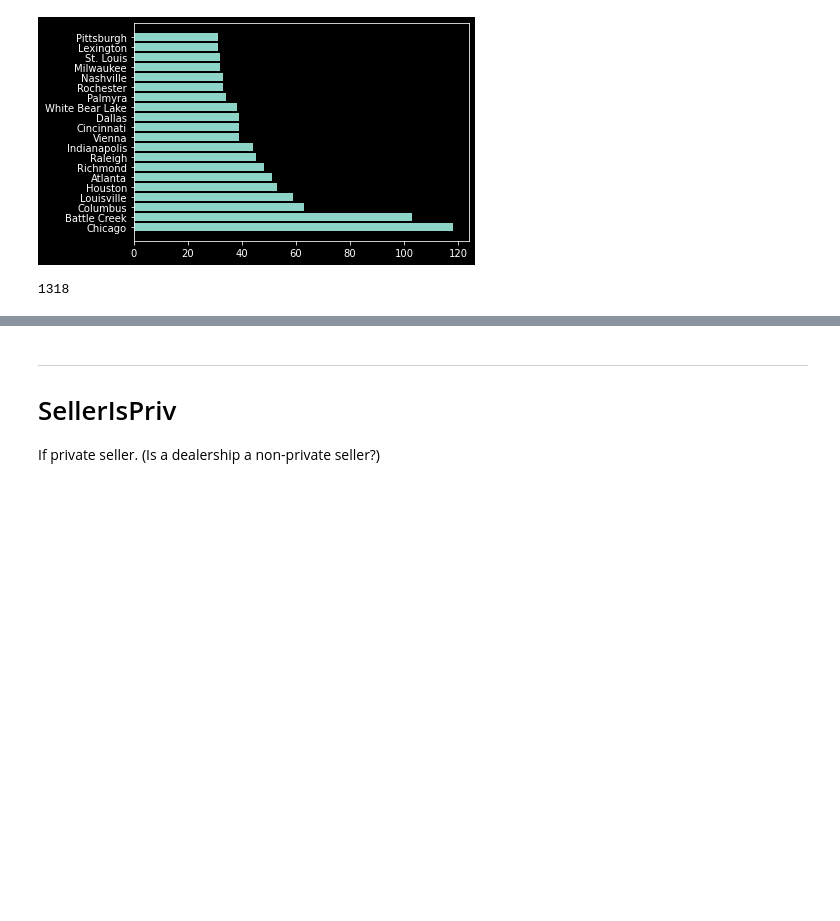
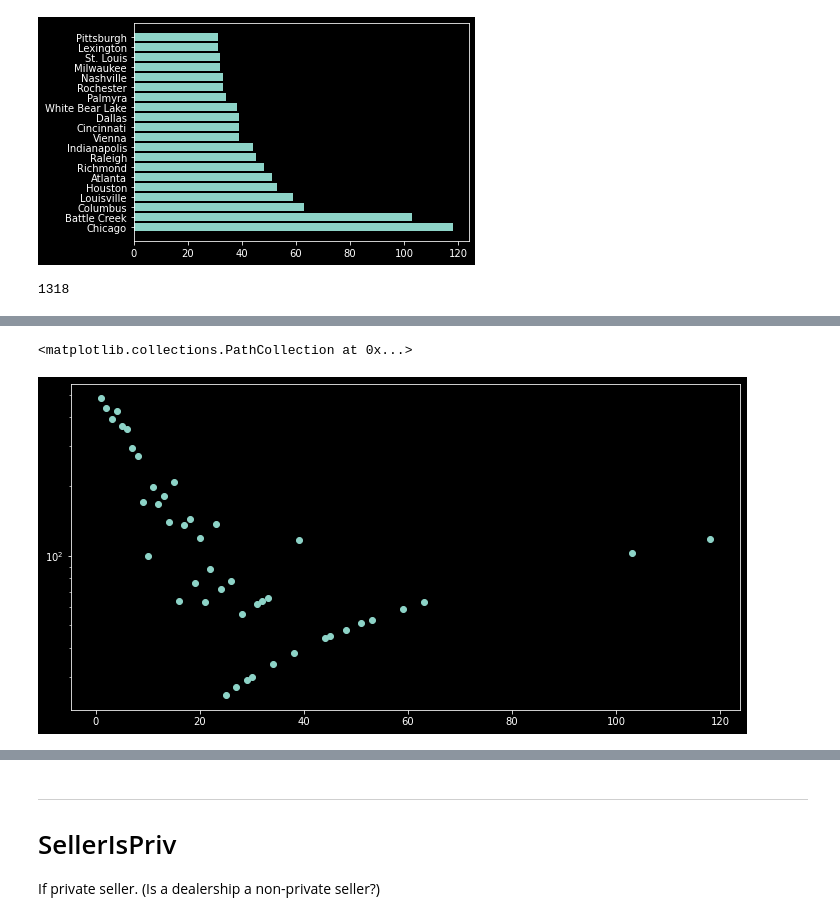
Before and after one commit to dtersegno/boeingds, a Jupyter notebook: notebooks/1_EDA.ipynb, the cells around one changed output, grey strips where cells are left out. Cells and saved outputs as stored; diff of their text form; code cells hidden in the pictures; blank space fills up the shorter version.

```diff
--- a/notebooks/1_EDA.ipynb
+++ b/notebooks/1_EDA.ipynb
@@ -101,0 +151,9 @@ len(traindf.SellerCity.unique())
+# %%
+# plot how many sales come from a city with X sales (product of representation above with number of sales)
+# the characteristic log shape for higher X comes from the values with only one city with that number.
+fig, ax = plt.subplots(figsize = (12,6))
+ax.set_yscale('log')
+plt.scatter(scvcvc.index, scvcvc*scvcvc.index)
+# %% [output]
+<matplotlib.collections.PathCollection at 0x...>
+[figure, added]
```
Also changed, not shown: parts of 23 cells of this notebook, 1 other file.
